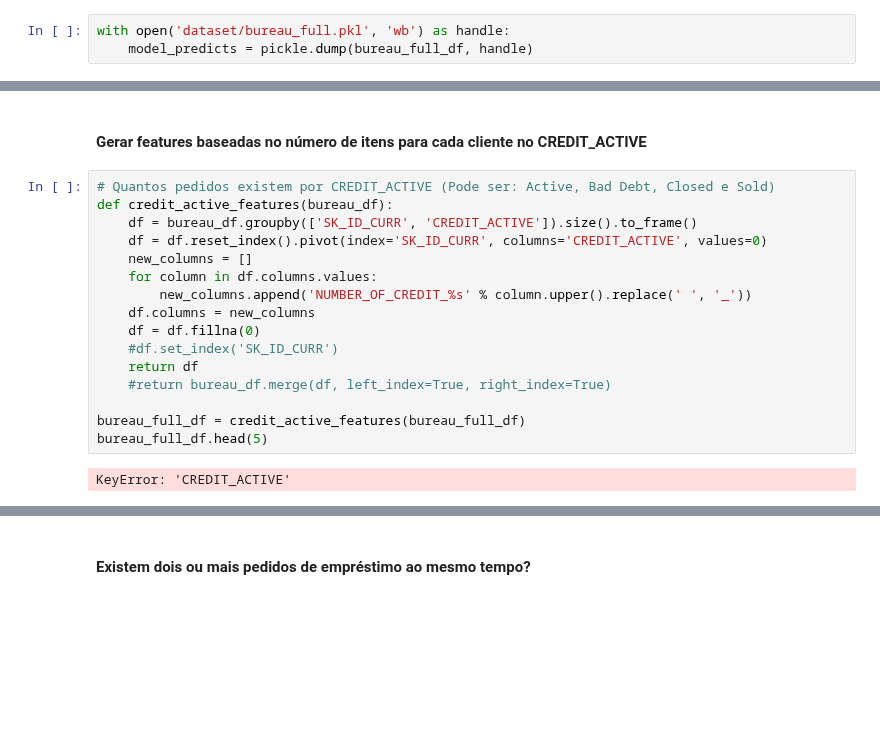
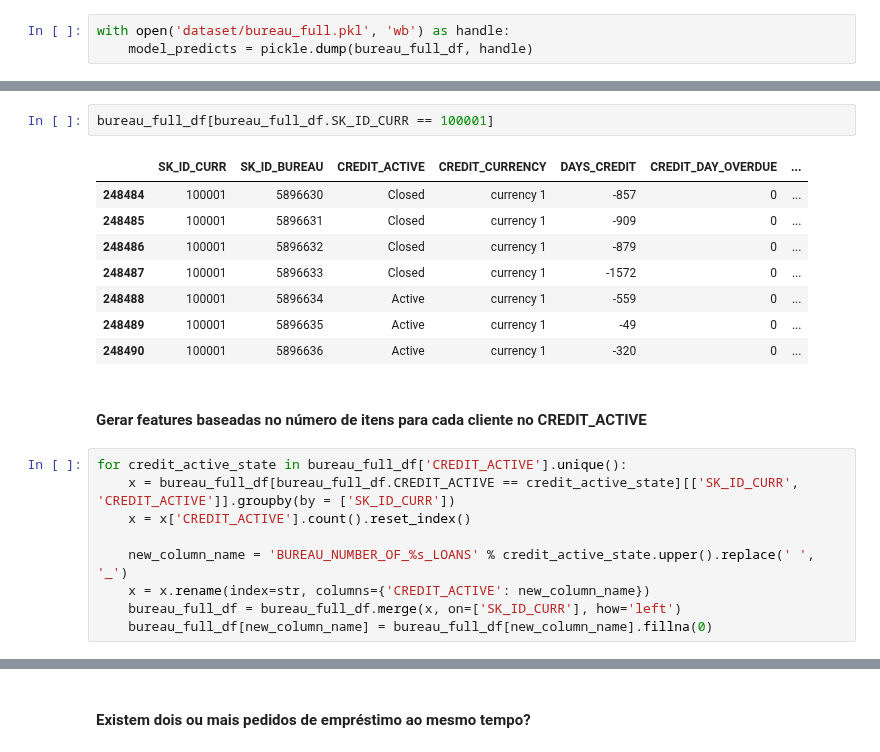
Before and after one commit to thiagobrito/home-credit-default-risk, a Jupyter notebook: Prepare-database.ipynb, the cells around one changed output, grey strips where cells are left out. Drawn from its saved outputs; the diff is of its cells as text; blank space fills up the shorter version.

```diff
--- a/Prepare-database.ipynb
+++ b/Prepare-database.ipynb
@@ -95,20 +103,22 @@ merge_series_to_dataframe(bureau_full_df, bureau_full_df.groupby(['SK_ID_CURR'])
+# %%
+bureau_full_df[bureau_full_df.SK_ID_CURR == 100001]
+# %% [output]
+|  | SK_ID_CURR | SK_ID_BUREAU | CREDIT_ACTIVE | CREDIT_CURRENCY | DAYS_CREDIT | CREDIT_DAY_OVERDUE | ... |
+| 248484 | 100001 | 5896630 | Closed | currency 1 | -857 | 0 | ... |
+| 248485 | 100001 | 5896631 | Closed | currency 1 | -909 | 0 | ... |
+| 248486 | 100001 | 5896632 | Closed | currency 1 | -879 | 0 | ... |
+| 248487 | 100001 | 5896633 | Closed | currency 1 | -1572 | 0 | ... |
+| 248488 | 100001 | 5896634 | Active | currency 1 | -559 | 0 | ... |
+| 248489 | 100001 | 5896635 | Active | currency 1 | -49 | 0 | ... |
+| 248490 | 100001 | 5896636 | Active | currency 1 | -320 | 0 | ... |
 # %% [markdown]
 #### Gerar features baseadas no número de itens para cada cliente no CREDIT_ACTIVE
-# %%
-# Quantos pedidos existem por CREDIT_ACTIVE (Pode ser: Active, Bad Debt, Closed e Sold)
-def credit_active_features(bureau_df):
-    df = bureau_df.groupby(['SK_ID_CURR', 'CREDIT_ACTIVE']).size().to_frame()
-    df = df.reset_index().pivot(index='SK_ID_CURR', columns='CREDIT_ACTIVE', values=0)
-    new_columns = []
-    for column in df.columns.values:
-        new_columns.append('NUMBER_OF_CREDIT_%s' % column.upper().replace(' ', '_'))
-    df.columns = new_columns
-    df = df.fillna(0)
-    #df.set_index('SK_ID_CURR')
-    return df
-    #return bureau_df.merge(df, left_index=True, right_index=True)
-
-bureau_full_df = credit_active_features(bureau_full_df)
-bureau_full_df.head(5)
-# %% [output]
-KeyError: 'CREDIT_ACTIVE'
+# %%
+for credit_active_state in bureau_full_df['CREDIT_ACTIVE'].unique():
+    x = bureau_full_df[bureau_full_df.CREDIT_ACTIVE == credit_active_state][['SK_ID_CURR', 'CREDIT_ACTIVE']].groupby(by = ['SK_ID_CURR'])
+    x = x['CREDIT_ACTIVE'].count().reset_index()
+
+    new_column_name = 'BUREAU_NUMBER_OF_%s_LOANS' % credit_active_state.upper().replace(' ', '_')
+    x = x.rename(index=str, columns={'CREDIT_ACTIVE': new_column_name})
+    bureau_full_df = bureau_full_df.merge(x, on=['SK_ID_CURR'], how='left')
+    bureau_full_df[new_column_name] = bureau_full_df[new_column_name].fillna(0)
```
Also changed, not shown: parts of 28 cells of this notebook, 2 other files.
